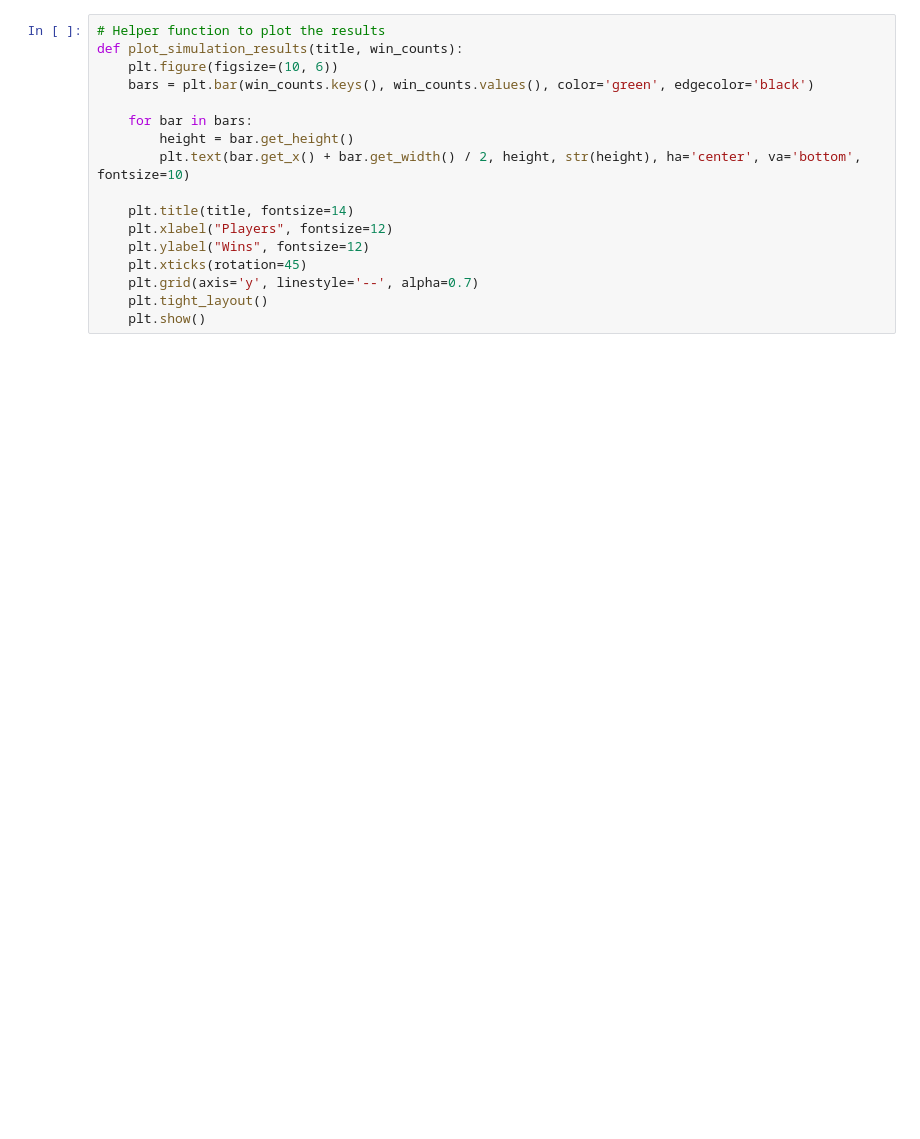
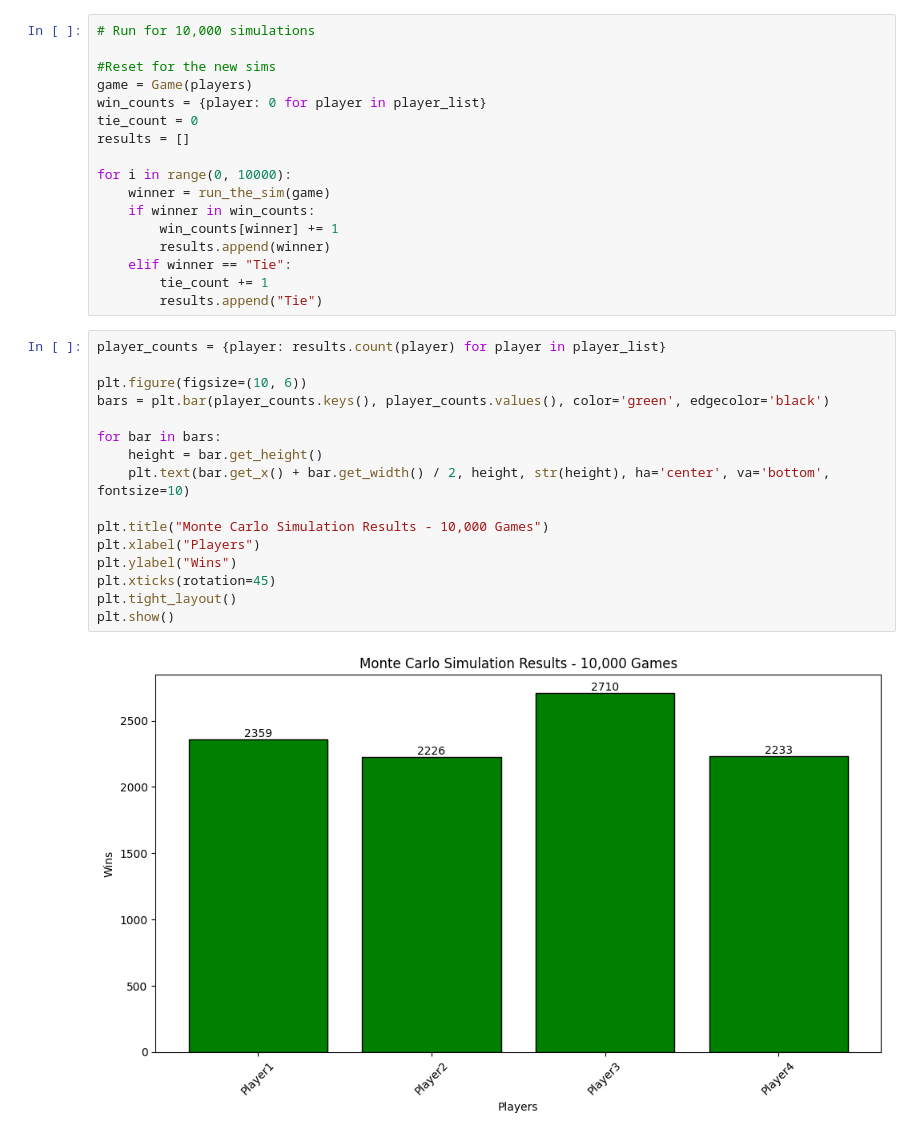
Before and after one commit to rscohen2/2024Fall_projects_LoveLettersGame, a Jupyter notebook: Simulation_plots.ipynb, the cells around one changed output. Saved outputs shown, nothing was run; the diff lists cells and outputs as text; blank space fills up the shorter version.

```diff
--- a/Simulation_plots.ipynb
+++ b/Simulation_plots.ipynb
@@ -18,17 +51,35 @@ num_games = 10000
+# %%
+# Run for 10,000 simulations
+
+#Reset for the new sims
+game = Game(players)
+win_counts = {player: 0 for player in player_list}
+tie_count = 0
+results = []
+
+for i in range(0, 10000):
+    winner = run_the_sim(game)
+    if winner in win_counts:
+        win_counts[winner] += 1
+        results.append(winner)
+    elif winner == "Tie":
+        tie_count += 1
+        results.append("Tie")
 # %%
-# Helper function to plot the results
-def plot_simulation_results(title, win_counts):
-    plt.figure(figsize=(10, 6))
-    bars = plt.bar(win_counts.keys(), win_counts.values(), color='green', edgecolor='black')
+player_counts = {player: results.count(player) for player in player_list}
 
-    for bar in bars:
-        height = bar.get_height()
-        plt.text(bar.get_x() + bar.get_width() / 2, height, str(height), ha='center', va='bottom', fontsize=10)
+plt.figure(figsize=(10, 6))
+bars = plt.bar(player_counts.keys(), player_counts.values(), color='green', edgecolor='black')
 
-    plt.title(title, fontsize=14)
-    plt.xlabel("Players", fontsize=12)
-    plt.ylabel("Wins", fontsize=12)
-    plt.xticks(rotation=45)
-    plt.grid(axis='y', linestyle='--', alpha=0.7)
-    plt.tight_layout()
-    plt.show()
+for bar in bars:
+    height = bar.get_height()
+    plt.text(bar.get_x() + bar.get_width() / 2, height, str(height), ha='center', va='bottom', fontsize=10)
+
+plt.title("Monte Carlo Simulation Results - 10,000 Games")
+plt.xlabel("Players")
+plt.ylabel("Wins")
+plt.xticks(rotation=45)
+plt.tight_layout()
+plt.show()
+# %% [output]
+[figure, added]
```
Also changed, not shown: parts of 17 cells of this notebook, 1 other file.
